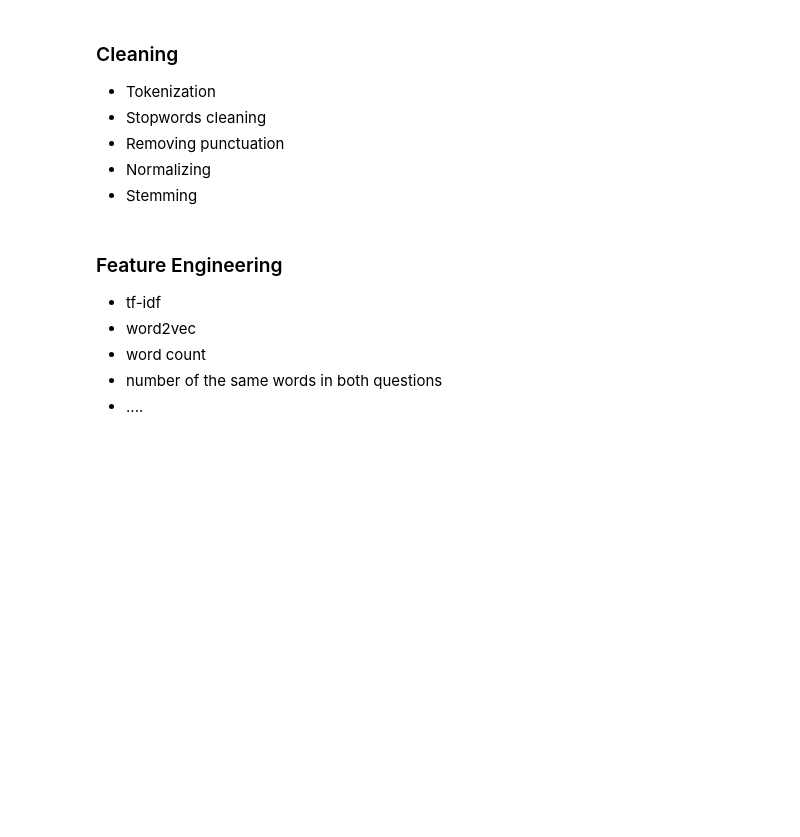
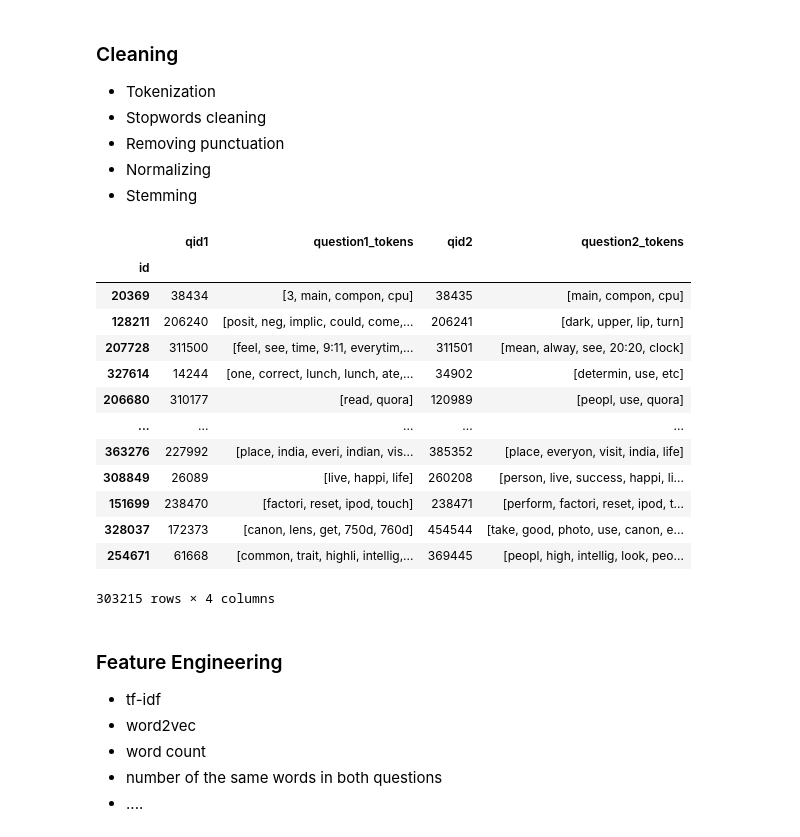
Before and after one commit to timothymhowe/quora-project, a Jupyter notebook: quora-project.ipynb, the cells around one changed output. Drawn from its saved outputs; the diff is of its cells as text; code cells hidden in the pictures; blank space fills up the shorter version.

```diff
--- a/quora-project.ipynb
+++ b/quora-project.ipynb
@@ -88,0 +102,45 @@ ax2.hist(X_train['question2'].map(lambda x: len(x.split())),bins=100, log=True);
+# %%
+# Word Tokenization
+from nltk.tokenize import NLTKWordTokenizer
+
+tokenizer = NLTKWordTokenizer()
+X_train['question1_tokens'] = X_train['question1'].map(tokenizer.tokenize)
+X_train['question2_tokens'] = X_train['question2'].map(tokenizer.tokenize)
+# %%
+# Remove Stopwords
+from nltk.corpus import stopwords
+X_train2 = X_train
+
+sw = stopwords.words('english')
+X_train2['question1_tokens'] = X_train['question1_tokens'].map(lambda xs : [x for x in xs if not x.lower() in sw])
+X_train2['question2_tokens'] = X_train['question2_tokens'].map(lambda xs : [x for x in xs if not x.lower() in sw])
+# %%
+# remove punctuation
+from string import punctuation as punc_list
+X_train2['question1_tokens'] = X_train2['question1_tokens'].map(lambda xs : [x for x in xs if not x in punc_list])
+X_train2['question2_tokens'] = X_train2['question2_tokens'].map(lambda xs : [x for x in xs if not x in punc_list])
+# %%
+# Use porter's algorithm to get stems, and convert to lowercase!
+from nltk.stem import PorterStemmer
+stemmer = PorterStemmer()
+
+X_train2['question1_tokens'] = X_train2['question1_tokens'].map(lambda xs : [stemmer.stem(x, to_lowercase=True) for x in xs])
+X_train2['question2_tokens'] = X_train2['question2_tokens'].map(lambda xs : [stemmer.stem(x,to_lowercase=True) for x in xs])
+# %%
+X_train = X_train2[['qid1','question1_tokens','qid2','question2_tokens']]
+X_train
+# %% [output]
+|  | qid1 | question1_tokens | qid2 | question2_tokens |
+| id |  |  |  |  |
+| 20369 | 38434 | [3, main, compon, cpu] | 38435 | [main, compon, cpu] |
+| 128211 | 206240 | [posit, neg, implic, could, come,... | 206241 | [dark, upper, lip, turn] |
+| 207728 | 311500 | [feel, see, time, 9:11, everytim,... | 311501 | [mean, alway, see, 20:20, clock] |
+| 327614 | 14244 | [one, correct, lunch, lunch, ate,... | 34902 | [determin, use, etc] |
+| 206680 | 310177 | [read, quora] | 120989 | [peopl, use, quora] |
+| ... | ... | ... | ... | ... |
+| 363276 | 227992 | [place, india, everi, indian, vis... | 385352 | [place, everyon, visit, india, life] |
+| 308849 | 26089 | [live, happi, life] | 260208 | [person, live, success, happi, li... |
+| 151699 | 238470 | [factori, reset, ipod, touch] | 238471 | [perform, factori, reset, ipod, t... |
+| 328037 | 172373 | [canon, lens, get, 750d, 760d] | 454544 | [take, good, photo, use, canon, e... |
+| 254671 | 61668 | [common, trait, highli, intellig,... | 369445 | [peopl, high, intellig, look, peo... |
+303215 rows × 4 columns
```
Also changed, not shown: parts of 36 cells of this notebook, 1 other file.
